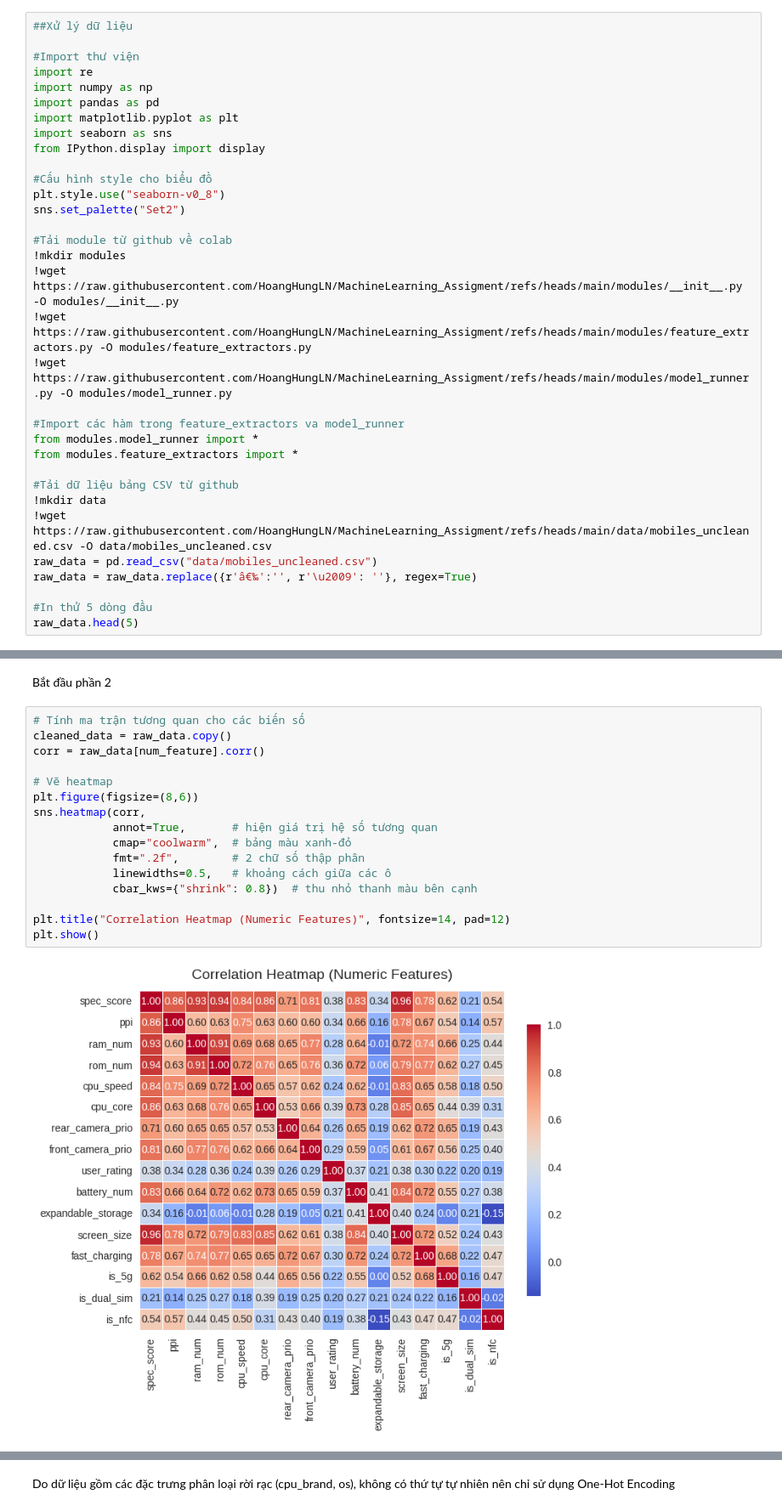
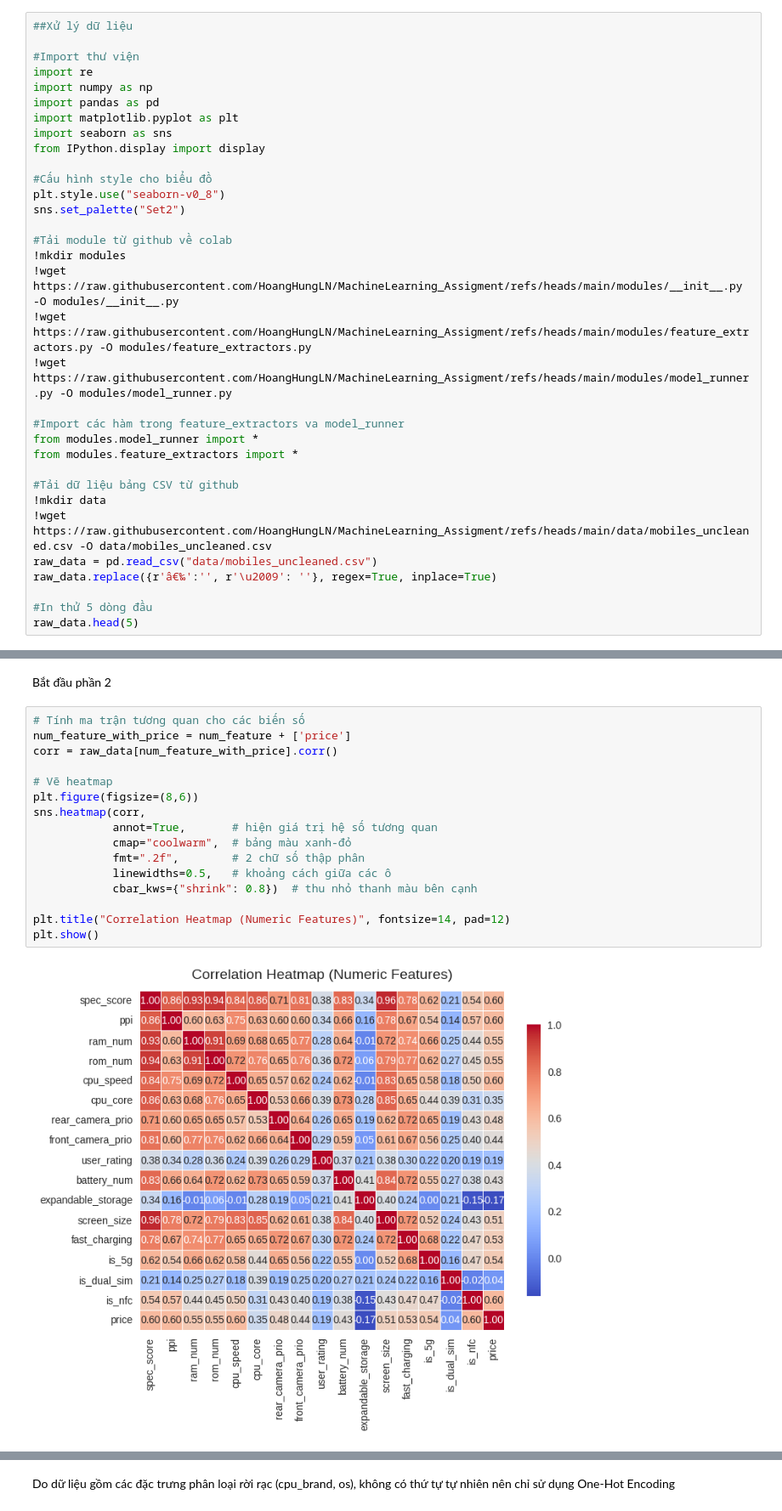
Before and after one commit to TianAn2411/HCMUT_ML_Assignment, a Jupyter notebook: notebooks/Assignment1_CEML2.ipynb, the cells around one changed output, grey strips where cells are left out. Shown at 85% size. Cells and saved outputs as stored; diff of their text form.

Commit message:
Fix bugs, add price to heatmap, and append final conclusions to report

```diff
--- a/notebooks/Assignment1_CEML2.ipynb
+++ b/notebooks/Assignment1_CEML2.ipynb
@@ -29,7 +29,7 @@ from modules.feature_extractors import *
 !mkdir data
 !wget https://raw.githubusercontent.com/HoangHungLN/MachineLearning_Assigment/refs/heads/main/data/mobiles_uncleaned.csv -O data/mobiles_uncleaned.csv
 raw_data = pd.read_csv("data/mobiles_uncleaned.csv")
-raw_data = raw_data.replace({r'â€‰':'', r'\u2009': ''}, regex=True)
+raw_data.replace({r'â€‰':'', r'\u2009': ''}, regex=True, inplace=True)
 
 #In thử 5 dòng đầu
 raw_data.head(5)
@@ -638,22 +615,22 @@ See the caveats in the documentation: https://pandas.pydata.org/pandas-docs/stab
 Bắt đầu phần 2
 # %%
 # Tính ma trận tương quan cho các biến số
-cleaned_data = raw_data.copy()
-corr = raw_data[num_feature].corr()
+num_feature_with_price = num_feature + ['price']
+corr = raw_data[num_feature_with_price].corr()
 
 # Vẽ heatmap
 plt.figure(figsize=(8,6))
 sns.heatmap(corr,
             annot=True,       # hiện giá trị hệ số tương quan
             cmap="coolwarm",  # bảng màu xanh-đỏ
             fmt=".2f",        # 2 chữ số thập phân
             linewidths=0.5,   # khoảng cách giữa các ô
             cbar_kws={"shrink": 0.8})  # thu nhỏ thanh màu bên cạnh
 
 plt.title("Correlation Heatmap (Numeric Features)", fontsize=14, pad=12)
 plt.show()
 # %% [output]
-[figure, old version]
+[figure, new version]
 # %% [markdown]
 1. Nhóm có tương quan rất cao (≥ 0.9)
 
```
Also changed, not shown: parts of 7 cells of this notebook.
